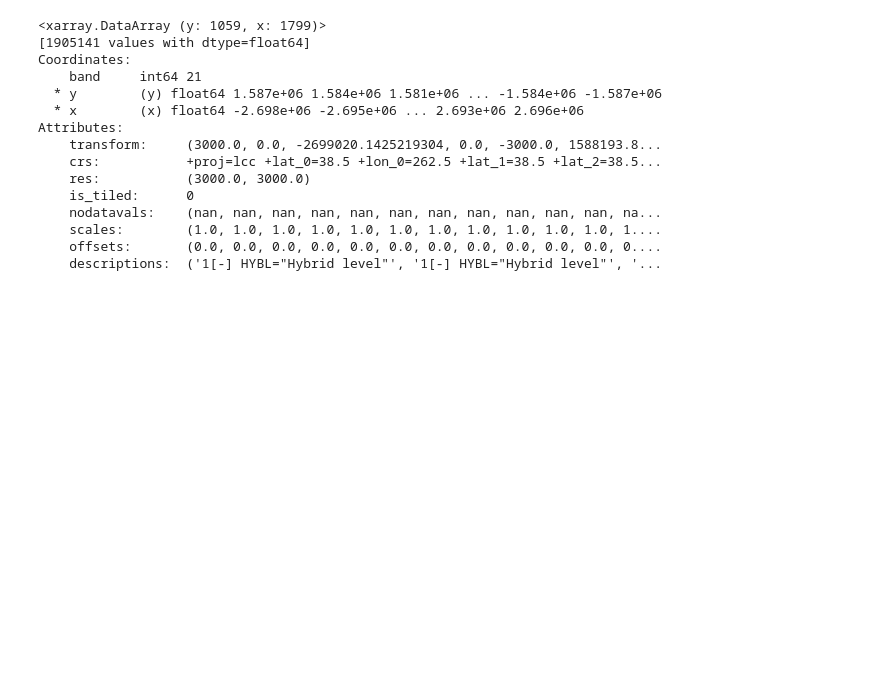
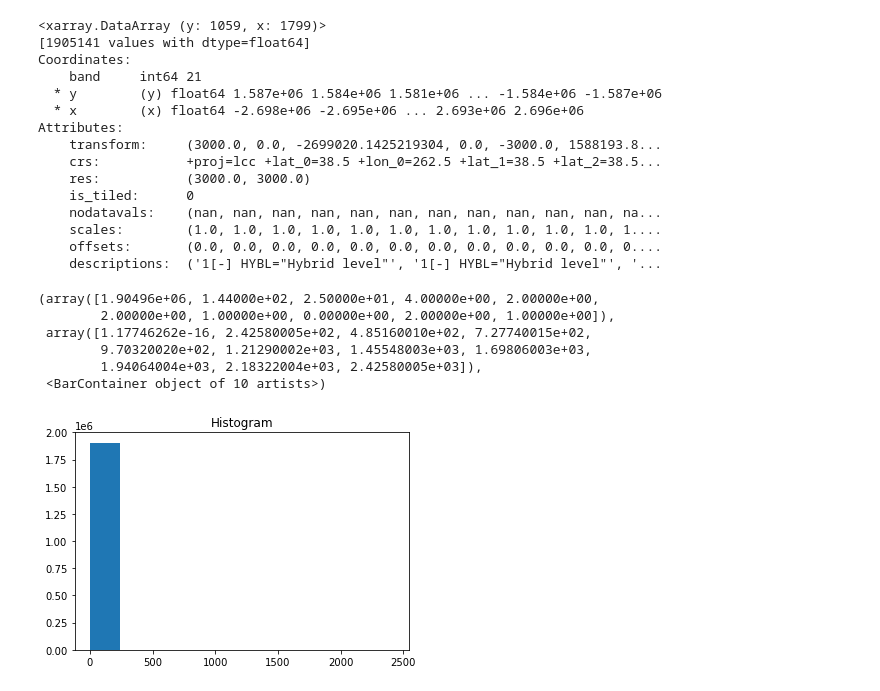
Before and after one commit to NOAA-GSL/hrrr-smoke-vis, a Jupyter notebook: notebooks/00 Data Exploration.ipynb, the cells around one changed output. Cells and saved outputs as stored; diff of their text form; code cells hidden in the pictures; blank space fills up the shorter version.

```diff
--- a/notebooks/00 Data Exploration.ipynb
+++ b/notebooks/00 Data Exploration.ipynb
@@ -61,3 +62,13 @@ Attributes:
     scales:        (1.0, 1.0, 1.0, 1.0, 1.0, 1.0, 1.0, 1.0, 1.0, 1.0, 1.0, 1....
     offsets:       (0.0, 0.0, 0.0, 0.0, 0.0, 0.0, 0.0, 0.0, 0.0, 0.0, 0.0, 0....
     descriptions:  ('1[-] HYBL="Hybrid level"', '1[-] HYBL="Hybrid level"', '...
+# %%
+t17z_f00[19].plot.hist()
+# %% [output]
+(array([1.90496e+06, 1.44000e+02, 2.50000e+01, 4.00000e+00, 2.00000e+00,
+        2.00000e+00, 1.00000e+00, 0.00000e+00, 2.00000e+00, 1.00000e+00]),
+ array([1.17746262e-16, 2.42580005e+02, 4.85160010e+02, 7.27740015e+02,
+        9.70320020e+02, 1.21290002e+03, 1.45548003e+03, 1.69806003e+03,
+        1.94064004e+03, 2.18322004e+03, 2.42580005e+03]),
+ <BarContainer object of 10 artists>)
+[figure, added]
```
Also changed, not shown: parts of 2 cells of this notebook.
